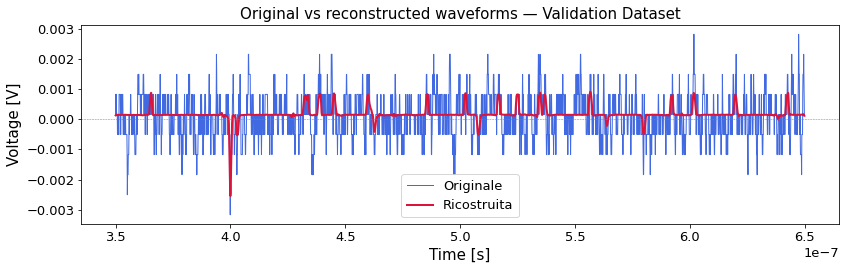
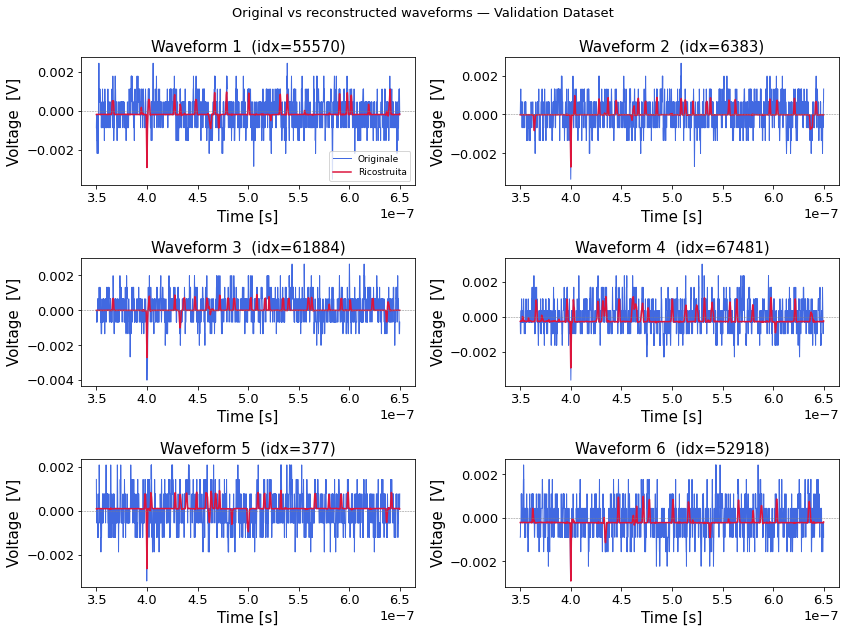
The change to this notebook cell's code, shown as a diff; its figure went from the first image to the second:
--- before
+++ after
@@ -4,17 +4,20 @@
 wf_reco_volt_off = wf_reco_off * std_norm 
 
-fig, ax = plt.subplots(figsize=(12, 4))
+fig, assi = plt.subplots(3, 2, figsize=(12, 9))
+assi = assi.flatten()
 
-ax.plot(time_vector[0, crop_min:crop_max], wf_orig_volt_off[0], lw=1, color='royalblue', label='Originale')
-ax.plot(time_vector[0, crop_min:crop_max], wf_reco_volt_off[0], lw=2, color='crimson', ls='-', label='Ricostruita')
-ax.legend()
+for i in range(6):
+    ax = assi[i]
+    ax.plot(time_vector[0, crop_min:crop_max], wf_orig_volt_off[i], lw=1, color='royalblue', label='Originale')
+    ax.plot(time_vector[0, crop_min:crop_max], wf_reco_volt_off[i], lw=1.5, color='crimson', ls='-', label='Ricostruita')
+    ax.axhline(0, color='gray', lw=0.5, ls='--')
+    ax.set_xlabel('Time [s]')
+    ax.set_ylabel('Voltage  [V]')
+    ax.set_title(f'Waveform {i+1}  (idx={idx_off[i]})')
+    if i == 0:
+        ax.legend(fontsize=9)
 
-ax.axhline(0, color='gray', lw=0.5, ls='--')
-
-ax.set_xlabel('Time [s]')
-ax.set_ylabel('Voltage [V]')
-ax.set_title('Original vs reconstructed waveforms — Validation Dataset')
-
-plt.tight_layout()
-plt.savefig(f'../Picosec/outputs/wf_orig_vs_reco_{save_param}.png', dpi=150, bbox_inches='tight', facecolor='white')
+fig.suptitle('Original vs reconstructed waveforms — Validation Dataset', fontsize=13)
+fig.tight_layout()
+plt.savefig(f'../Picosec/outputs/wf_orig_vs_reco_{save_param}.png', dpi=200, bbox_inches='tight', facecolor='white')
 plt.show()

Commit: Add files via upload